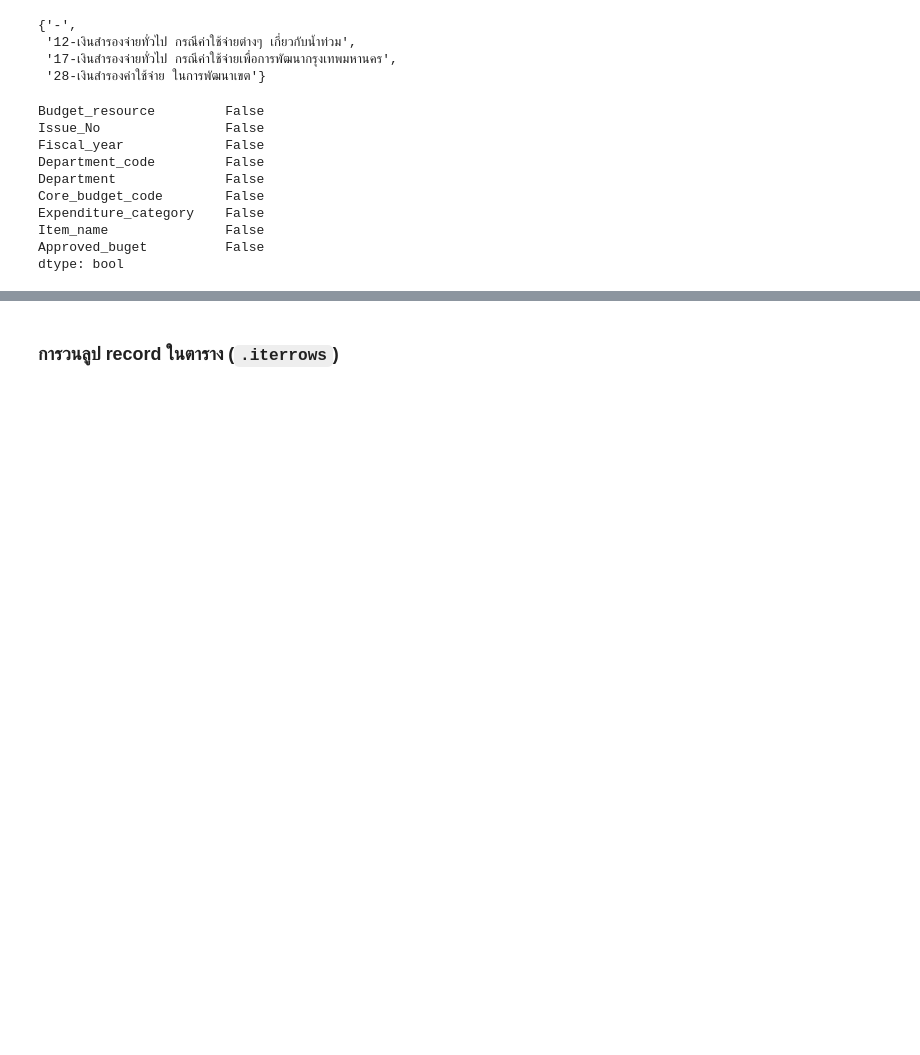
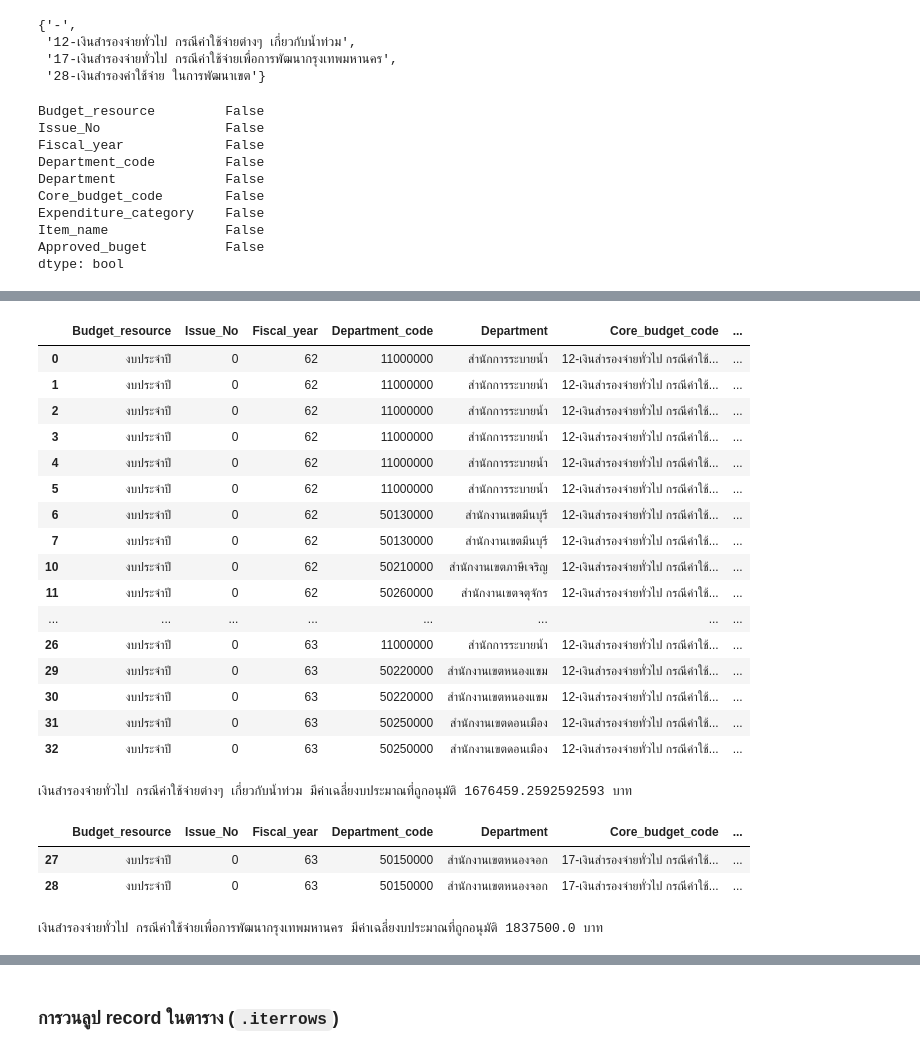
Before and after one commit to kitiluck/python_dataviz2023, a Jupyter notebook: Pandas101.ipynb, the cells around one changed output, grey strips where cells are left out. Cells and saved outputs as stored; diff of their text form; code cells hidden in the pictures; blank space fills up the shorter version.

```diff
--- a/Pandas101.ipynb
+++ b/Pandas101.ipynb
@@ -841,0 +719,40 @@ dtype: bool
+# %%
+core_B12 = data1[(data1['Core_budget_code'] == "12-เงินสำรองจ่ายทั่วไป กรณีค่าใช้จ่ายต่างๆ เกี่ยวกับน้ำท่วม")]
+core_B12
+# %% [output]
+|  | Budget_resource | Issue_No | Fiscal_year | Department_code | Department | Core_budget_code | ... |
+| 0 | งบประจำปี | 0 | 62 | 11000000 | สำนักการระบายน้ำ | 12-เงินสำรองจ่ายทั่วไป กรณีค่าใช้... | ... |
+| 1 | งบประจำปี | 0 | 62 | 11000000 | สำนักการระบายน้ำ | 12-เงินสำรองจ่ายทั่วไป กรณีค่าใช้... | ... |
+| 2 | งบประจำปี | 0 | 62 | 11000000 | สำนักการระบายน้ำ | 12-เงินสำรองจ่ายทั่วไป กรณีค่าใช้... | ... |
+| 3 | งบประจำปี | 0 | 62 | 11000000 | สำนักการระบายน้ำ | 12-เงินสำรองจ่ายทั่วไป กรณีค่าใช้... | ... |
+| 4 | งบประจำปี | 0 | 62 | 11000000 | สำนักการระบายน้ำ | 12-เงินสำรองจ่ายทั่วไป กรณีค่าใช้... | ... |
+| 5 | งบประจำปี | 0 | 62 | 11000000 | สำนักการระบายน้ำ | 12-เงินสำรองจ่ายทั่วไป กรณีค่าใช้... | ... |
+| 6 | งบประจำปี | 0 | 62 | 50130000 | สำนักงานเขตมีนบุรี | 12-เงินสำรองจ่ายทั่วไป กรณีค่าใช้... | ... |
+| 7 | งบประจำปี | 0 | 62 | 50130000 | สำนักงานเขตมีนบุรี | 12-เงินสำรองจ่ายทั่วไป กรณีค่าใช้... | ... |
+| 10 | งบประจำปี | 0 | 62 | 50210000 | สำนักงานเขตภาษีเจริญ | 12-เงินสำรองจ่ายทั่วไป กรณีค่าใช้... | ... |
+| 11 | งบประจำปี | 0 | 62 | 50260000 | สำนักงานเขตจตุจักร | 12-เงินสำรองจ่ายทั่วไป กรณีค่าใช้... | ... |
+| ... | ... | ... | ... | ... | ... | ... | ... |
+| 26 | งบประจำปี | 0 | 63 | 11000000 | สำนักการระบายน้ำ | 12-เงินสำรองจ่ายทั่วไป กรณีค่าใช้... | ... |
+| 29 | งบประจำปี | 0 | 63 | 50220000 | สำนักงานเขตหนองแขม | 12-เงินสำรองจ่ายทั่วไป กรณีค่าใช้... | ... |
+| 30 | งบประจำปี | 0 | 63 | 50220000 | สำนักงานเขตหนองแขม | 12-เงินสำรองจ่ายทั่วไป กรณีค่าใช้... | ... |
+| 31 | งบประจำปี | 0 | 63 | 50250000 | สำนักงานเขตดอนเมือง | 12-เงินสำรองจ่ายทั่วไป กรณีค่าใช้... | ... |
+| 32 | งบประจำปี | 0 | 63 | 50250000 | สำนักงานเขตดอนเมือง | 12-เงินสำรองจ่ายทั่วไป กรณีค่าใช้... | ... |
+# %%
+mean_core_B12 = core_B12['Approved_buget'].mean()
+mean_core_B12
+print(f'เงินสำรองจ่ายทั่วไป กรณีค่าใช้จ่ายต่างๆ เกี่ยวกับน้ำท่วม มีค่าเฉลี่ยงบประมาณที่ถูกอนุมัติ',mean_core_B12,f'บาท' )
+# %% [output]
+เงินสำรองจ่ายทั่วไป กรณีค่าใช้จ่ายต่างๆ เกี่ยวกับน้ำท่วม มีค่าเฉลี่ยงบประมาณที่ถูกอนุมัติ 1676459.2592592593 บาท
+# %%
+core_B17 = data1[(data1['Core_budget_code'] == "17-เงินสำรองจ่ายทั่วไป กรณีค่าใช้จ่ายเพื่อการพัฒนากรุงเทพมหานคร")]
+core_B17
+# %% [output]
+|  | Budget_resource | Issue_No | Fiscal_year | Department_code | Department | Core_budget_code | ... |
+| 27 | งบประจำปี | 0 | 63 | 50150000 | สำนักงานเขตหนองจอก | 17-เงินสำรองจ่ายทั่วไป กรณีค่าใช้... | ... |
+| 28 | งบประจำปี | 0 | 63 | 50150000 | สำนักงานเขตหนองจอก | 17-เงินสำรองจ่ายทั่วไป กรณีค่าใช้... | ... |
+# %%
+mean_core_B17 = core_B17['Approved_buget'].mean()
+mean_core_B17
+print(f'เงินสำรองจ่ายทั่วไป กรณีค่าใช้จ่ายเพื่อการพัฒนากรุงเทพมหานคร มีค่าเฉลี่ยงบประมาณที่ถูกอนุมัติ',mean_core_B17,f'บาท' )
+# %% [output]
+เงินสำรองจ่ายทั่วไป กรณีค่าใช้จ่ายเพื่อการพัฒนากรุงเทพมหานคร มีค่าเฉลี่ยงบประมาณที่ถูกอนุมัติ 1837500.0 บาท
```
Also changed, not shown: parts of 56 cells of this notebook.
